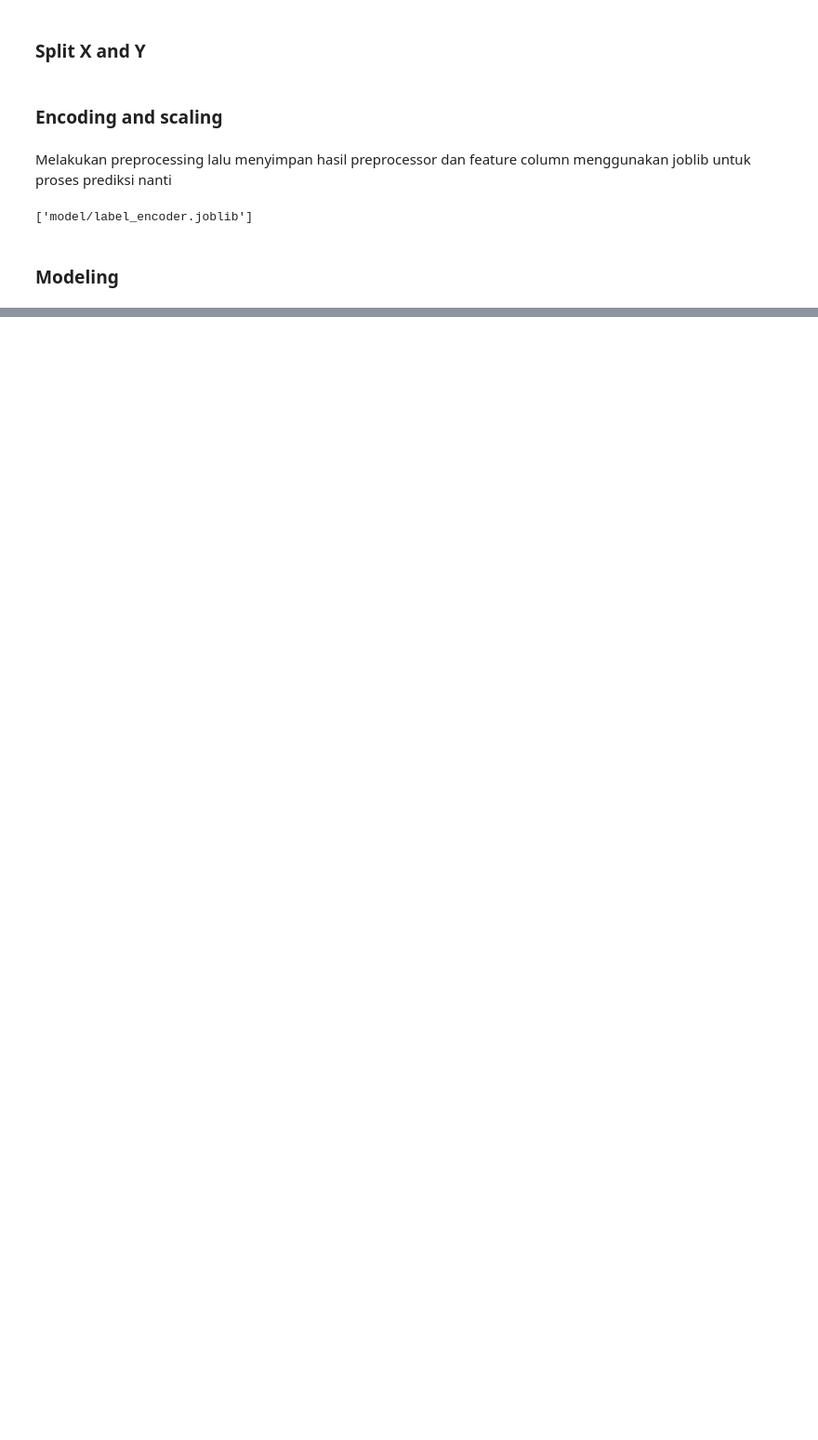
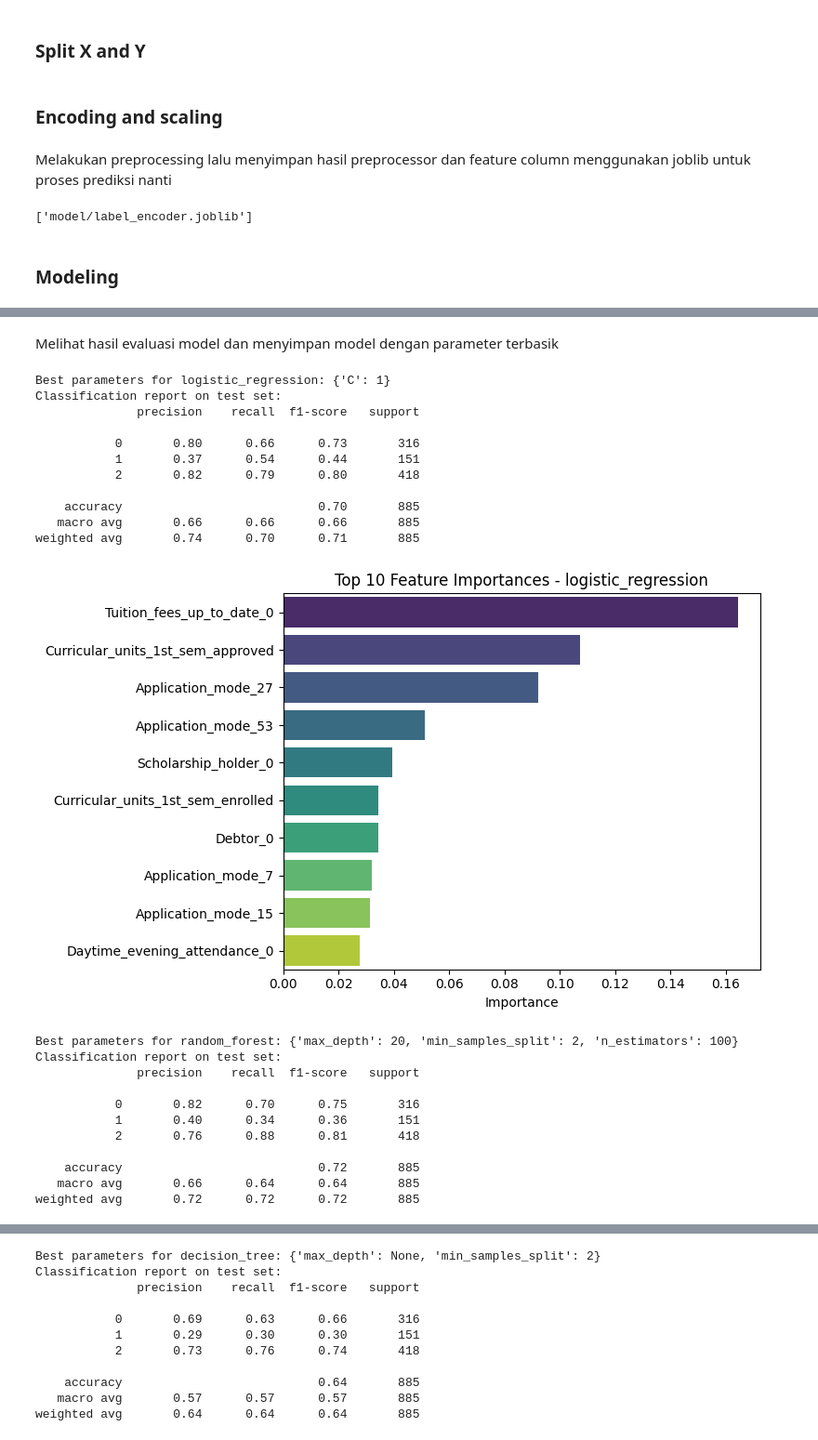
Before and after one commit to agungfir98/ds-mahir-submission-akhir, a Jupyter notebook: notebook.ipynb, the cells around one changed output, grey strips where cells are left out. Shown at 93% size. Saved outputs shown, nothing was run; the diff lists cells and outputs as text; code cells hidden in the pictures; blank space fills up the shorter version.

```diff
--- a/notebook.ipynb
+++ b/notebook.ipynb
@@ -391,13 +393,6 @@ for name, config in param_grids.items():
     )
 
     grid.fit(X_train_processed, y_train_encoded)
-    print(f"Best parameters for {name}: {grid.best_params_}")
-    print("Classification report on test set:")
-    y_pred = grid.predict(X_test_processed)
-    print(classification_report(y_test_encoded, y_pred))
-
-    joblib.dump(grid.best_estimator_, f"model/{name}_model.joblib")
-
-    plot_feature_importance(grid.best_estimator_, features_name, name)
+    config['result'] = grid
 # %% [output]
 Tuning logistic_regression...
@@ -458,0 +410,36 @@ def get_top_features(model, feature_names, n=10):
+# %% [markdown]
+Melihat hasil evaluasi model dan menyimpan model dengan parameter terbasik
+# %%
+for name, config in param_grids.items():
+    print(f"Best parameters for {name}: {config['result'].best_params_}")
+    print("Classification report on test set:")
+    y_pred = config['result'].predict(X_test_processed)
+    print(classification_report(y_test_encoded, y_pred))
+
+    plot_feature_importance(grid.best_estimator_, features_name, name)
+
+    joblib.dump(grid.best_estimator_, f"model/{name}_model.joblib")
+# %% [output]
+Best parameters for logistic_regression: {'C': 1}
+Classification report on test set:
+              precision    recall  f1-score   support
+
+           0       0.80      0.66      0.73       316
+           1       0.37      0.54      0.44       151
+           2       0.82      0.79      0.80       418
+
+    accuracy                           0.70       885
+   macro avg       0.66      0.66      0.66       885
+weighted avg       0.74      0.70      0.71       885
+[figure, added]
+Best parameters for random_forest: {'max_depth': 20, 'min_samples_split': 2, 'n_estimators': 100}
+Classification report on test set:
+              precision    recall  f1-score   support
+
+           0       0.82      0.70      0.75       316
+           1       0.40      0.34      0.36       151
+           2       0.76      0.88      0.81       418
+
+    accuracy                           0.72       885
+   macro avg       0.66      0.64      0.64       885
+weighted avg       0.72      0.72      0.72       885
@@ -458,0 +447,11 @@ def get_top_features(model, feature_names, n=10):
+Best parameters for decision_tree: {'max_depth': None, 'min_samples_split': 2}
+Classification report on test set:
+              precision    recall  f1-score   support
+
+           0       0.69      0.63      0.66       316
+           1       0.29      0.30      0.30       151
+           2       0.73      0.76      0.74       418
+
+    accuracy                           0.64       885
+   macro avg       0.57      0.57      0.57       885
+weighted avg       0.64      0.64      0.64       885
```
Also changed, not shown: parts of 6 cells of this notebook, 1 other file.
